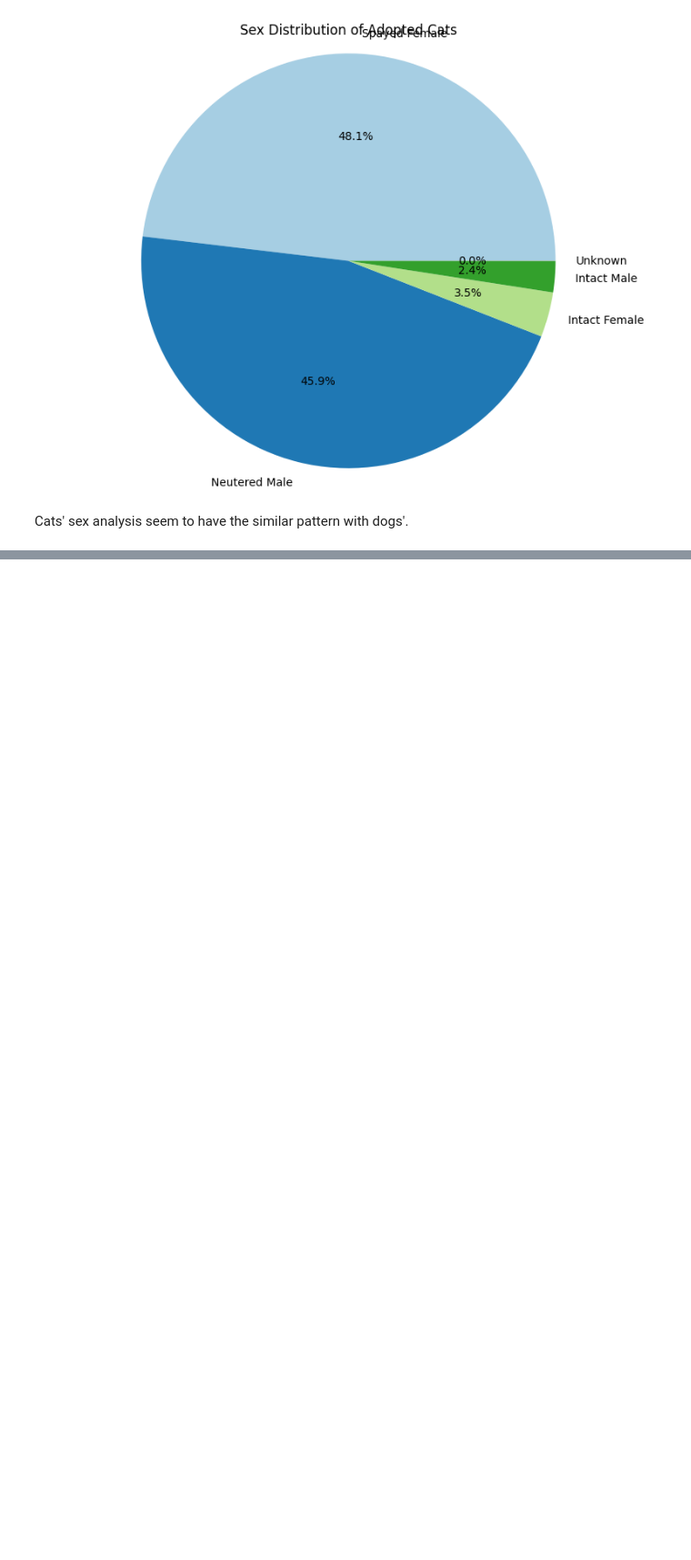
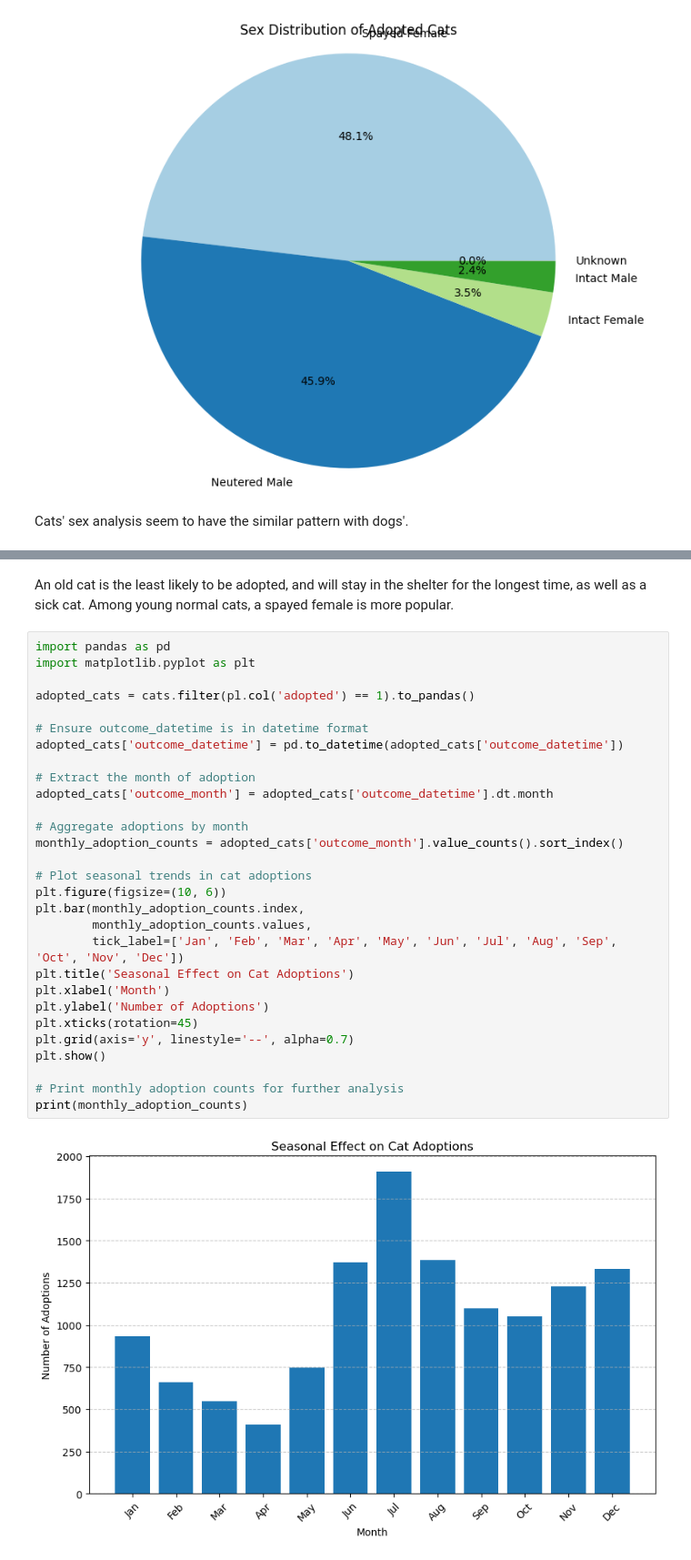
Before and after one commit to hlm01/ECE_143_Project, a Jupyter notebook: main.ipynb, the cells around one changed output, grey strips where cells are left out. Shown at 91% size. Drawn from its saved outputs; the diff is of its cells as text; blank space fills up the shorter version.

```diff
--- a/main.ipynb
+++ b/main.ipynb
@@ -497,0 +777,33 @@ Cats' sex analysis seem to have the similar pattern with dogs'.
+# %% [markdown]
+An old cat is the least likely to be adopted, and will stay in the shelter for the longest time, as well as a sick cat. Among young normal cats, a spayed female is more popular.
+# %%
+import pandas as pd
+import matplotlib.pyplot as plt
+
+adopted_cats = cats.filter(pl.col('adopted') == 1).to_pandas()
+
+# Ensure outcome_datetime is in datetime format
+adopted_cats['outcome_datetime'] = pd.to_datetime(adopted_cats['outcome_datetime'])
+
+# Extract the month of adoption
+adopted_cats['outcome_month'] = adopted_cats['outcome_datetime'].dt.month
+
+# Aggregate adoptions by month
+monthly_adoption_counts = adopted_cats['outcome_month'].value_counts().sort_index()
+
+# Plot seasonal trends in cat adoptions
+plt.figure(figsize=(10, 6))
+plt.bar(monthly_adoption_counts.index,
+        monthly_adoption_counts.values,
+        tick_label=['Jan', 'Feb', 'Mar', 'Apr', 'May', 'Jun', 'Jul', 'Aug', 'Sep', 'Oct', 'Nov', 'Dec'])
+plt.title('Seasonal Effect on Cat Adoptions')
+plt.xlabel('Month')
+plt.ylabel('Number of Adoptions')
+plt.xticks(rotation=45)
+plt.grid(axis='y', linestyle='--', alpha=0.7)
+plt.show()
+
+# Print monthly adoption counts for further analysis
+print(monthly_adoption_counts)
+# %% [output]
+[figure, added]
```
Also changed, not shown: parts of 16 cells of this notebook.
